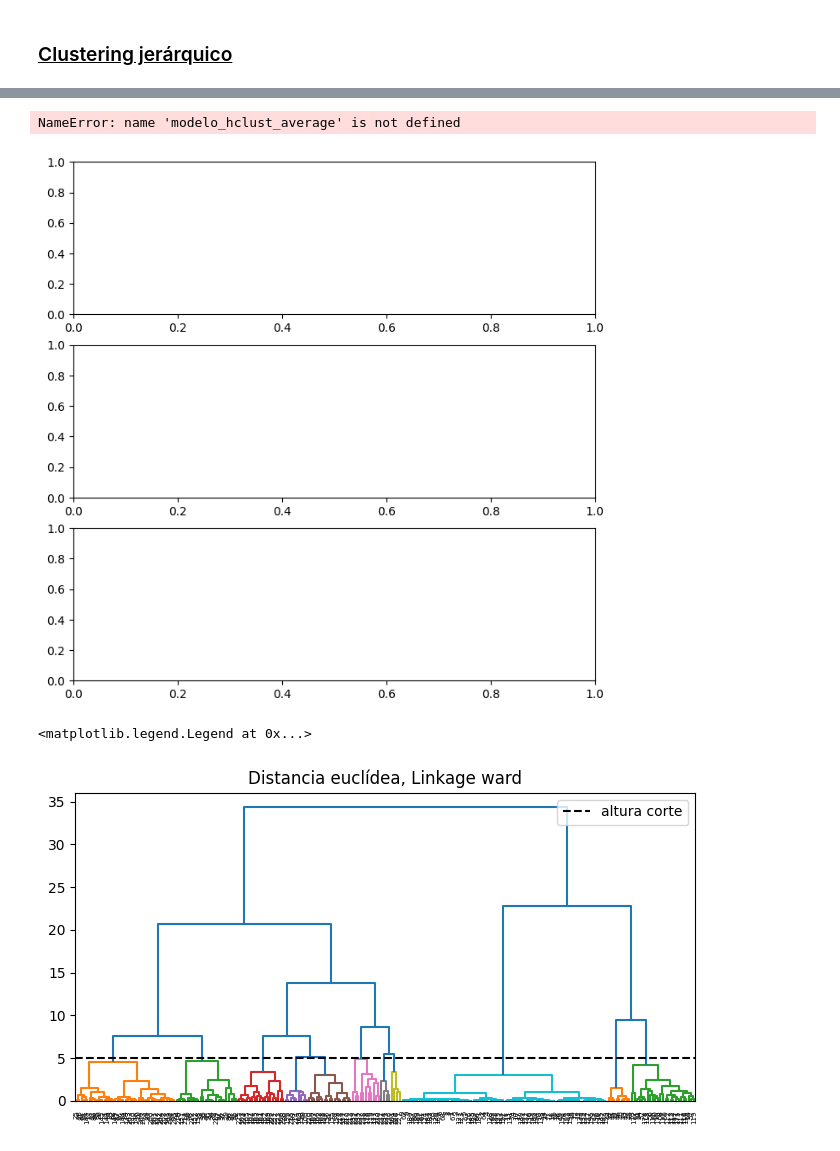
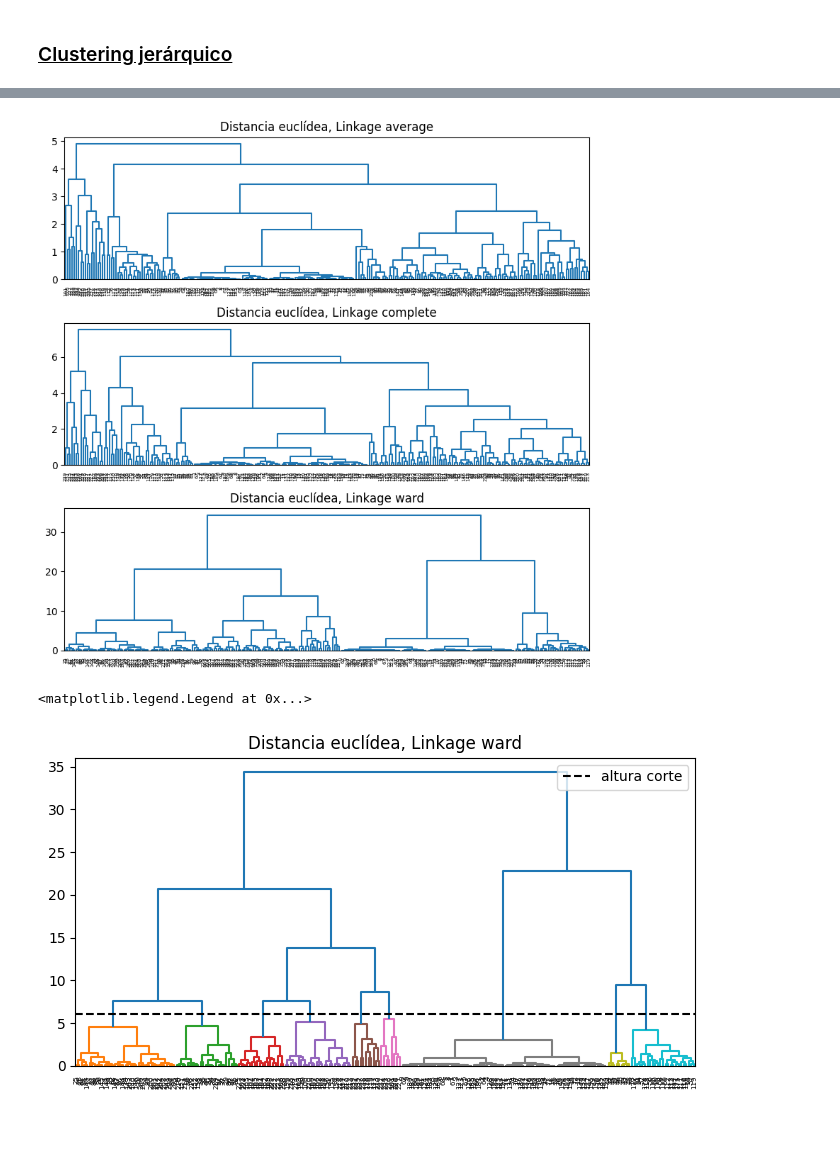
Before and after one commit to celiiaaa/Star_Classification_Clustering, a Jupyter notebook: main.ipynb, the cells around one changed output, grey strips where cells are left out. Saved outputs shown, nothing was run; the diff lists cells and outputs as text; code cells hidden in the pictures.

```diff
--- a/main.ipynb
+++ b/main.ipynb
@@ -400,10 +505,8 @@ def metodo_silueta(range_n_clusters, inertias, best_n_clusters, max_silhouette_s
 ### Dendograma
 # %%
 def plot_dendrogram(model, **kwargs):
-    '''
-    Esta función extrae la información de un modelo AgglomerativeClustering
-    y representa su dendograma con la función dendogram de scipy.cluster.hierarchy
-    '''
+    """ Esta función extrae la información de un modelo AgglomerativeClustering
+    y representa su dendograma con la función dendogram de scipy.cluster.hierarchy """
 
     counts = np.zeros(model.children_.shape[0])
     n_samples = len(model.labels_)
@@ -643,22 +764,21 @@ plot_dendrogram(modelo_hclust_ward, labels=X_scaled_ord_dataframe.index, color_t
 axs[2].set_title("Distancia euclídea, Linkage ward")
 plt.tight_layout()
 # %% [output]
-NameError: name 'modelo_hclust_average' is not defined
-[figure, old version]
+[figure, new version]
 # %%
 # -------------------------------------------------------------------------
 # Número de clusters
 # -------------------------------------------------------------------------
 
 fig, ax = plt.subplots(1, 1, figsize=(8, 4))
-altura_corte = 5
+altura_corte = 6
 plot_dendrogram(modelo_hclust_ward, labels=X_scaled_ord_dataframe.index, color_threshold=altura_corte, ax=ax)
 ax.set_title("Distancia euclídea, Linkage ward")
 ax.axhline(y=altura_corte, c = 'black', linestyle='--', label='altura corte')
 ax.legend()
 # %% [output]
 <matplotlib.legend.Legend at 0x...>
-[figure, old version]
+[figure, new version]
 # %%
 # -------------------------------------------------------------------------
 # Número de clusters
```
Also changed, not shown: parts of 50 cells of this notebook.
